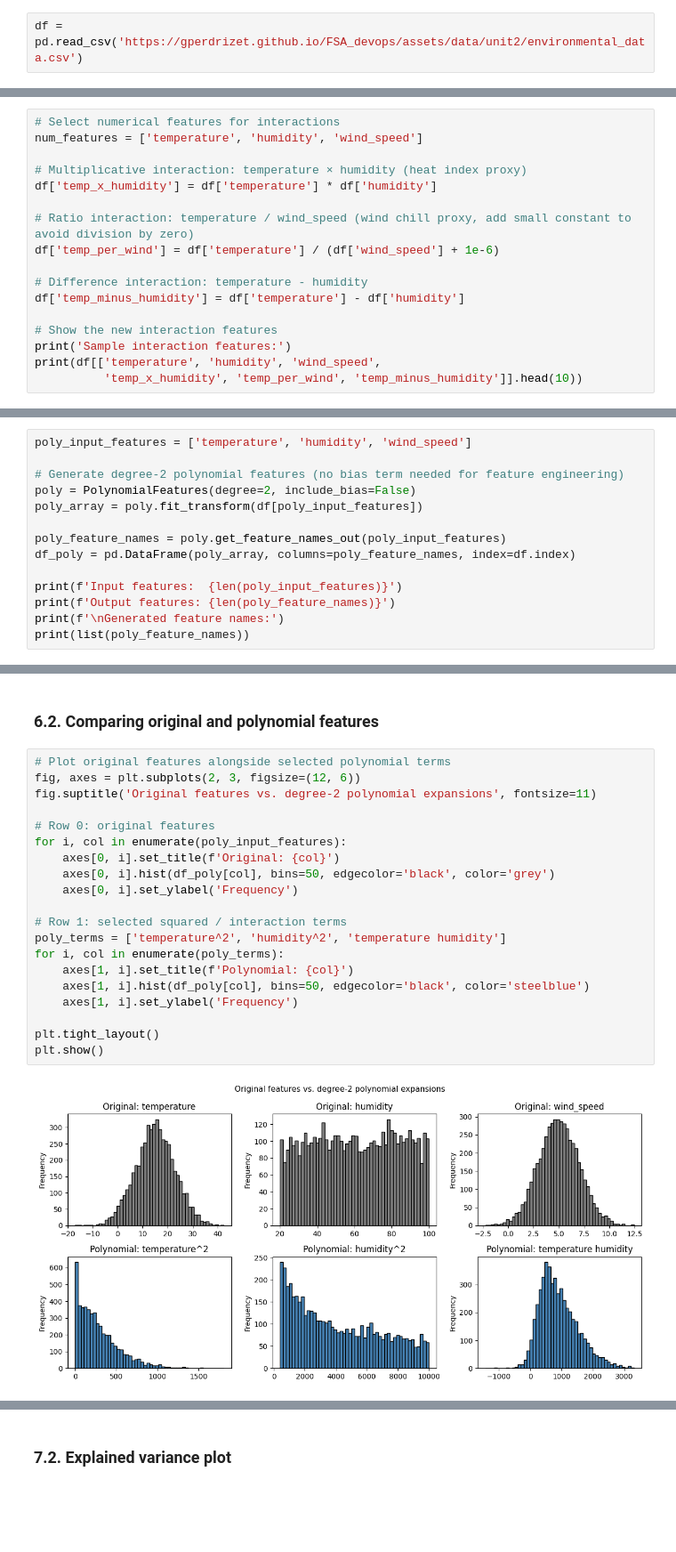
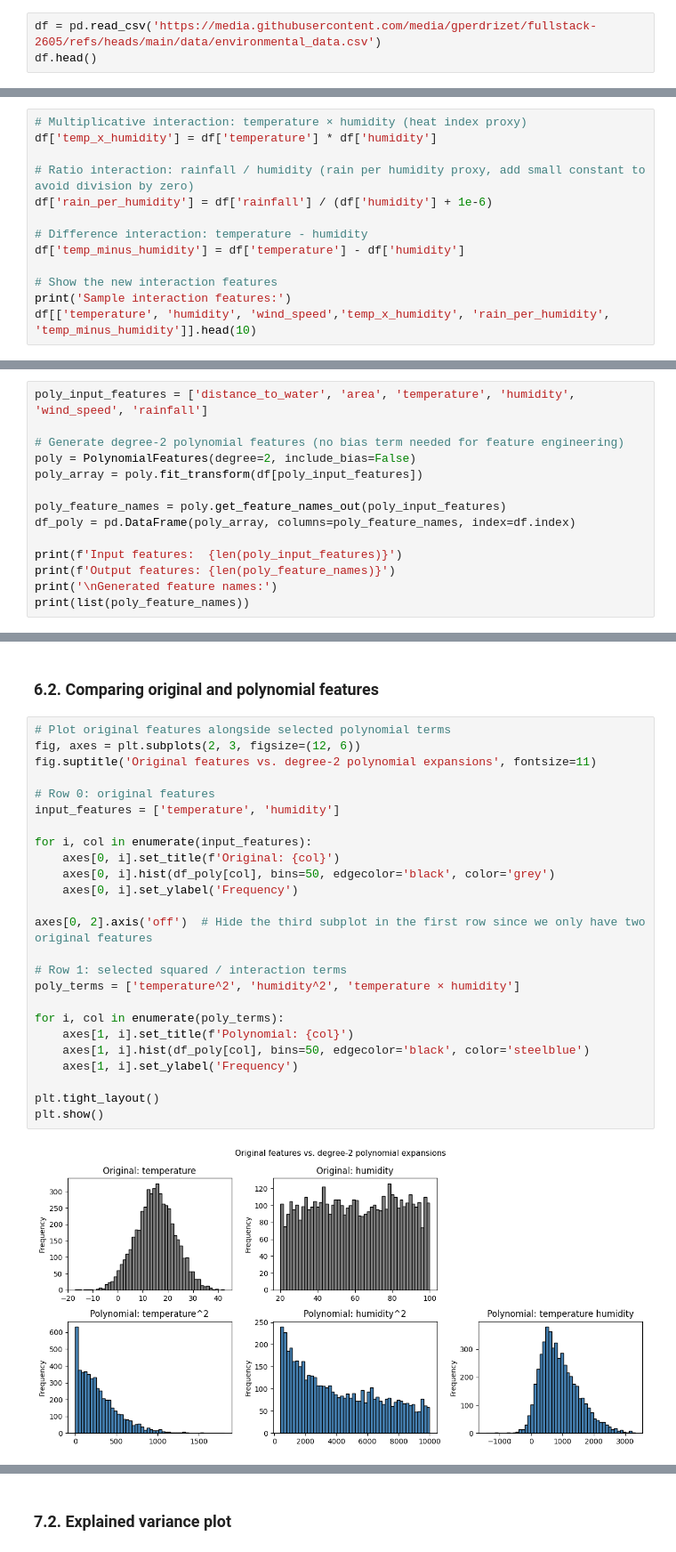
Before and after one commit to gperdrizet/fullstack-2605, a Jupyter notebook: unit-2/lesson-16/lesson-16-demo.ipynb, the cells around one changed output, grey strips where cells are left out. Shown at 89% size. Cells and saved outputs as stored; diff of their text form; blank space fills up the shorter version.

```diff
--- a/unit-2/lesson-16/lesson-16-demo.ipynb
+++ b/unit-2/lesson-16/lesson-16-demo.ipynb
@@ -67,4 +66,5 @@ np.random.seed(315)
 # %% [markdown]
 ### Load data
 # %%
-df = pd.read_csv('https://gperdrizet.github.io/FSA_devops/assets/data/unit2/environmental_data.csv')
+df = pd.read_csv('https://media.githubusercontent.com/media/gperdrizet/fullstack-2605/refs/heads/main/data/environmental_data.csv')
+df.head()
@@ -433,19 +506,15 @@ Interaction features capture relationships between two or more variables that a
 # %%
-# Select numerical features for interactions
-num_features = ['temperature', 'humidity', 'wind_speed']
-
 # Multiplicative interaction: temperature × humidity (heat index proxy)
 df['temp_x_humidity'] = df['temperature'] * df['humidity']
 
-# Ratio interaction: temperature / wind_speed (wind chill proxy, add small constant to avoid division by zero)
-df['temp_per_wind'] = df['temperature'] / (df['wind_speed'] + 1e-6)
+# Ratio interaction: rainfall / humidity (rain per humidity proxy, add small constant to avoid division by zero)
+df['rain_per_humidity'] = df['rainfall'] / (df['humidity'] + 1e-6)
 
 # Difference interaction: temperature - humidity
 df['temp_minus_humidity'] = df['temperature'] - df['humidity']
 
 # Show the new interaction features
 print('Sample interaction features:')
-print(df[['temperature', 'humidity', 'wind_speed',
-          'temp_x_humidity', 'temp_per_wind', 'temp_minus_humidity']].head(10))
+df[['temperature', 'humidity', 'wind_speed','temp_x_humidity', 'rain_per_humidity', 'temp_minus_humidity']].head(10)
 # %% [output]
 Sample interaction features:
@@ -498,7 +568,7 @@ plt.show()
 
 ### 6.1. Generating degree-2 features
 # %%
-poly_input_features = ['temperature', 'humidity', 'wind_speed']
+poly_input_features = ['distance_to_water', 'area', 'temperature', 'humidity', 'wind_speed', 'rainfall']
 
 # Generate degree-2 polynomial features (no bias term needed for feature engineering)
 poly = PolynomialFeatures(degree=2, include_bias=False)
@@ -509,6 +579,6 @@ df_poly = pd.DataFrame(poly_array, columns=poly_feature_names, index=df.index)
 
 print(f'Input features:  {len(poly_input_features)}')
 print(f'Output features: {len(poly_feature_names)}')
-print(f'\nGenerated feature names:')
+print('\nGenerated feature names:')
 print(list(poly_feature_names))
 # %% [output]
@@ -522,25 +592,30 @@ Generated feature names:
 # %%
 # Plot original features alongside selected polynomial terms
 fig, axes = plt.subplots(2, 3, figsize=(12, 6))
 fig.suptitle('Original features vs. degree-2 polynomial expansions', fontsize=11)
 
 # Row 0: original features
-for i, col in enumerate(poly_input_features):
+input_features = ['temperature', 'humidity']
+
+for i, col in enumerate(input_features):
     axes[0, i].set_title(f'Original: {col}')
     axes[0, i].hist(df_poly[col], bins=50, edgecolor='black', color='grey')
     axes[0, i].set_ylabel('Frequency')
 
+axes[0, 2].axis('off')  # Hide the third subplot in the first row since we only have two original features
+
 # Row 1: selected squared / interaction terms
-poly_terms = ['temperature^2', 'humidity^2', 'temperature humidity']
+poly_terms = ['temperature^2', 'humidity^2', 'temperature × humidity']
+
 for i, col in enumerate(poly_terms):
     axes[1, i].set_title(f'Polynomial: {col}')
     axes[1, i].hist(df_poly[col], bins=50, edgecolor='black', color='steelblue')
     axes[1, i].set_ylabel('Frequency')
 
 plt.tight_layout()
 plt.show()
 # %% [output]
-[figure, old version]
+[figure, new version]
 # %% [markdown]
 ## 7. Dimensionality reduction
 
```
Also changed, not shown: parts of 22 cells of this notebook.
